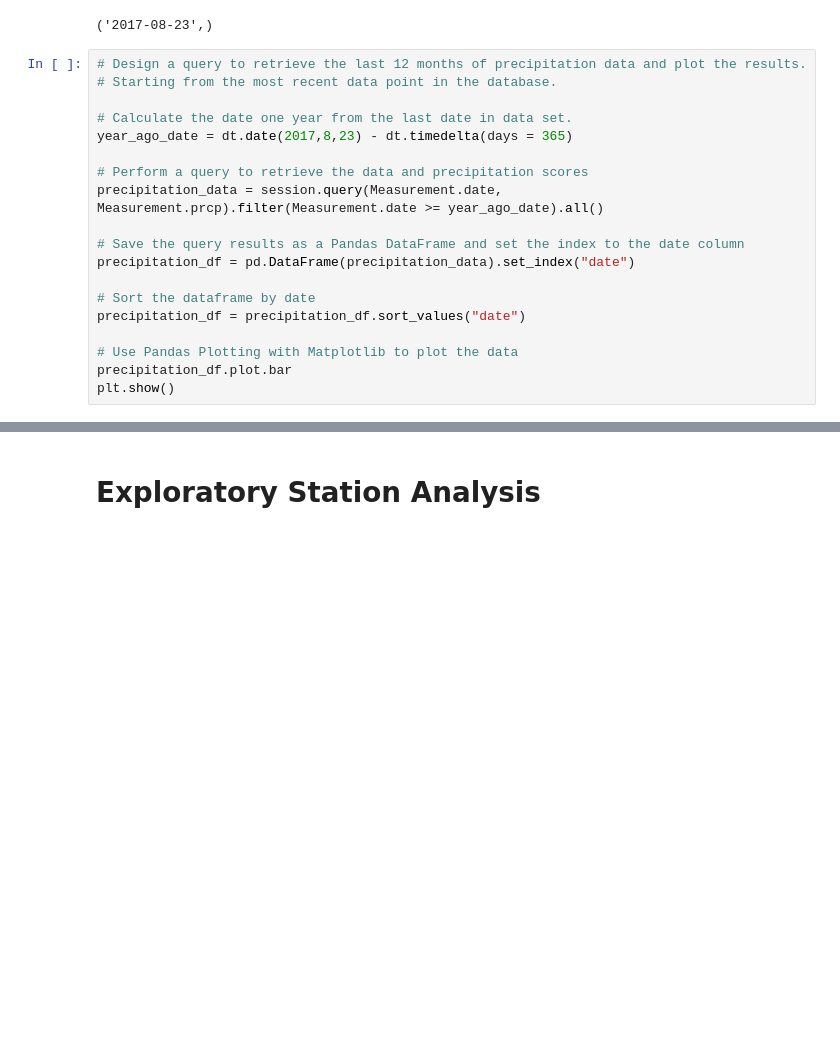
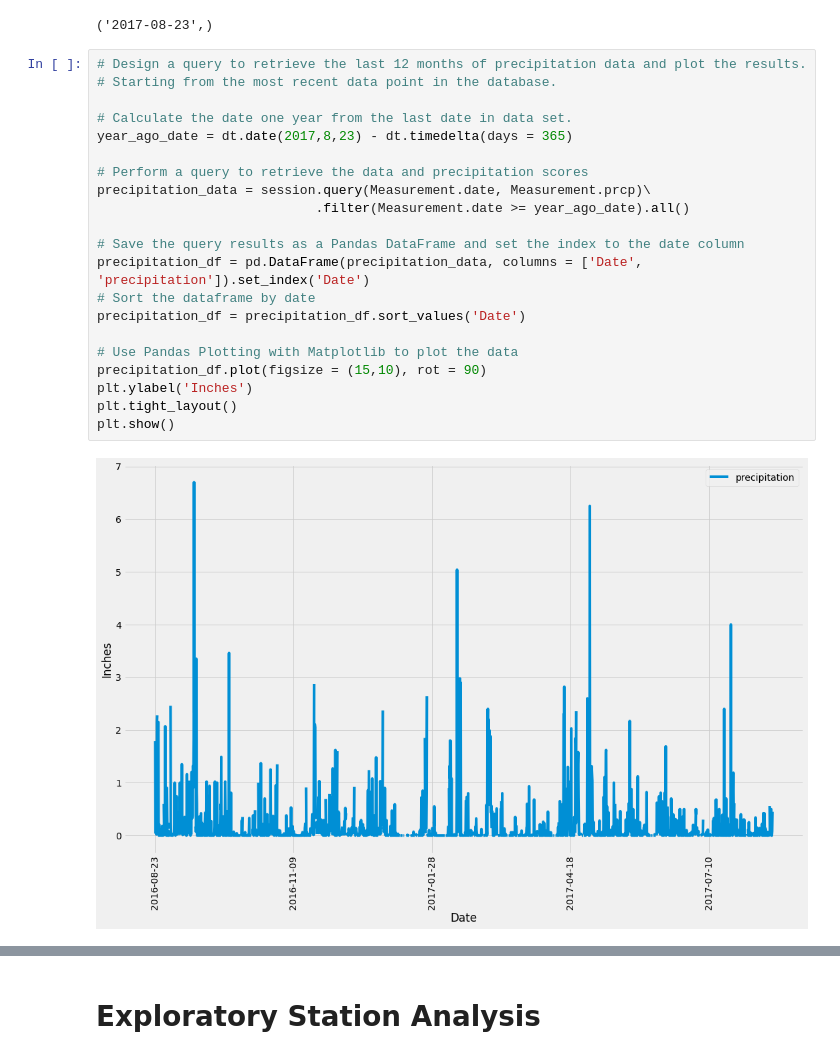
Before and after one commit to JeremyTallant/sqlalchemy-challenge, a Jupyter notebook: SurfsUp/climate.ipynb, the cells around one changed output, grey strips where cells are left out. Drawn from its saved outputs; the diff is of its cells as text; blank space fills up the shorter version.

```diff
--- a/SurfsUp/climate.ipynb
+++ b/SurfsUp/climate.ipynb
@@ -46,21 +46,25 @@ print(recent_date)
 # %%
 # Design a query to retrieve the last 12 months of precipitation data and plot the results.
 # Starting from the most recent data point in the database.
 
 # Calculate the date one year from the last date in data set.
 year_ago_date = dt.date(2017,8,23) - dt.timedelta(days = 365)
 
 # Perform a query to retrieve the data and precipitation scores
-precipitation_data = session.query(Measurement.date, Measurement.prcp).filter(Measurement.date >= year_ago_date).all()
+precipitation_data = session.query(Measurement.date, Measurement.prcp)\
+                            .filter(Measurement.date >= year_ago_date).all()
 
 # Save the query results as a Pandas DataFrame and set the index to the date column
-precipitation_df = pd.DataFrame(precipitation_data).set_index("date")
-
+precipitation_df = pd.DataFrame(precipitation_data, columns = ['Date', 'precipitation']).set_index('Date')
 # Sort the dataframe by date
-precipitation_df = precipitation_df.sort_values("date")
+precipitation_df = precipitation_df.sort_values('Date')
 
 # Use Pandas Plotting with Matplotlib to plot the data
-precipitation_df.plot.bar
+precipitation_df.plot(figsize = (15,10), rot = 90)
+plt.ylabel('Inches')
+plt.tight_layout()
 plt.show()
+# %% [output]
+[figure, added]
 # %%
 # Use Pandas to calcualte the summary statistics for the precipitation data
```
Also changed, not shown: parts of 5 cells of this notebook.
